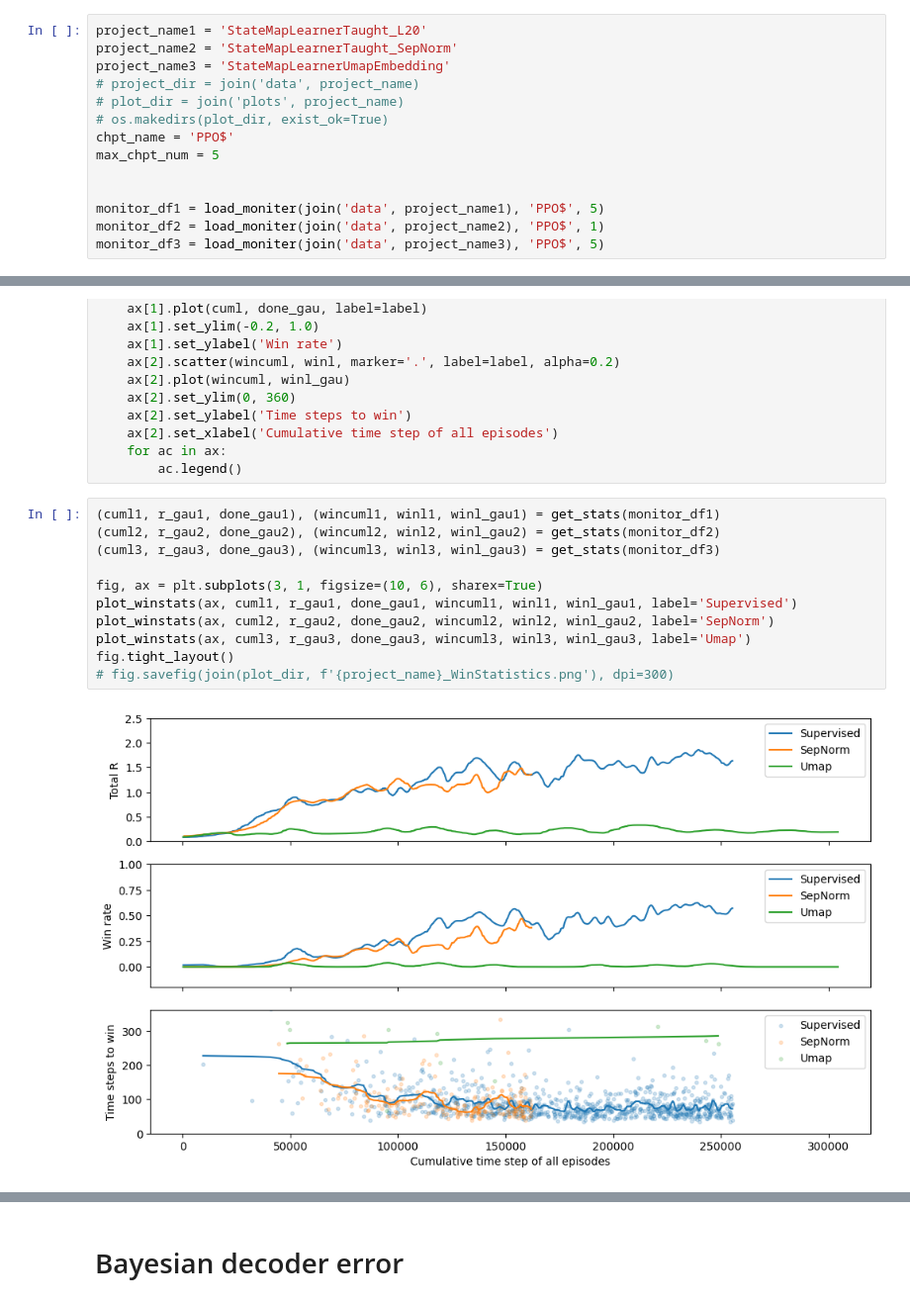
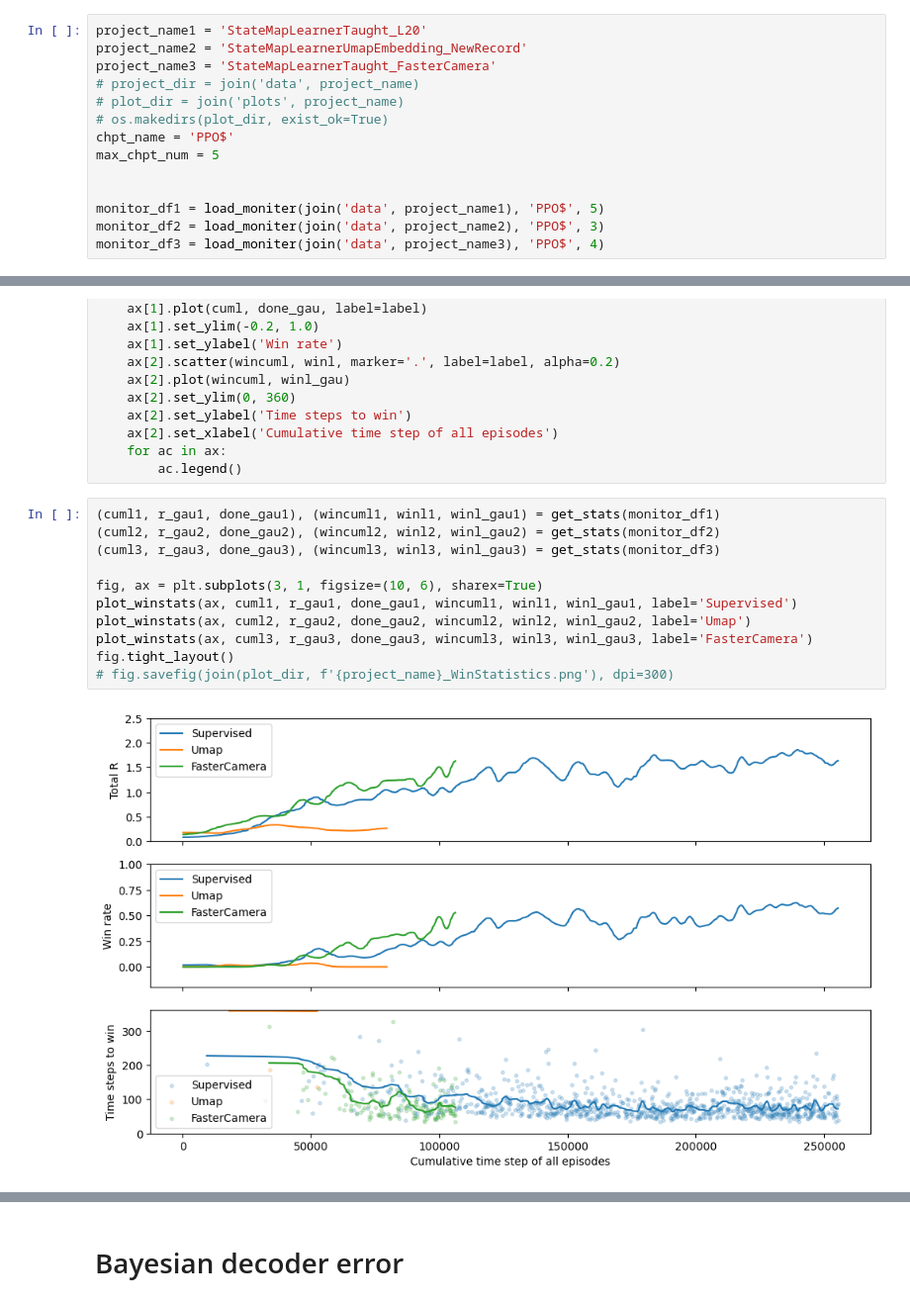
Before and after one commit to yyhhoi/HippoSLAM, a Jupyter notebook: controllers/hipposlam/StateMapper2.ipynb, the cells around one changed output, grey strips where cells are left out. Shown at 99% size. Cells and saved outputs as stored; diff of their text form.

Commit message:
Fixed camera problem. CVAE works a little.

```diff
--- a/controllers/hipposlam/StateMapper2.ipynb
+++ b/controllers/hipposlam/StateMapper2.ipynb
@@ -24,8 +24,8 @@ def load_moniter(project_dir, chpt_name, max_chpt_num):
     return monitor_df
 # %%
 project_name1 = 'StateMapLearnerTaught_L20'
-project_name2 = 'StateMapLearnerTaught_SepNorm'
-project_name3 = 'StateMapLearnerUmapEmbedding'
+project_name2 = 'StateMapLearnerUmapEmbedding_NewRecord'
+project_name3 = 'StateMapLearnerTaught_FasterCamera'
 # project_dir = join('data', project_name)
 # plot_dir = join('plots', project_name)
 # os.makedirs(plot_dir, exist_ok=True)
@@ -34,6 +34,6 @@ max_chpt_num = 5
 
 
 monitor_df1 = load_moniter(join('data', project_name1), 'PPO$', 5)
-monitor_df2 = load_moniter(join('data', project_name2), 'PPO$', 1)
-monitor_df3 = load_moniter(join('data', project_name3), 'PPO$', 5)
+monitor_df2 = load_moniter(join('data', project_name2), 'PPO$', 3)
+monitor_df3 = load_moniter(join('data', project_name3), 'PPO$', 4)
 # %%
@@ -79,13 +79,13 @@ def plot_winstats(ax, cuml, r_gau, done_gau, wincuml, winl, winl_gau, label):
 # %%
 (cuml1, r_gau1, done_gau1), (wincuml1, winl1, winl_gau1) = get_stats(monitor_df1)
 (cuml2, r_gau2, done_gau2), (wincuml2, winl2, winl_gau2) = get_stats(monitor_df2)
 (cuml3, r_gau3, done_gau3), (wincuml3, winl3, winl_gau3) = get_stats(monitor_df3)
 
 fig, ax = plt.subplots(3, 1, figsize=(10, 6), sharex=True)
 plot_winstats(ax, cuml1, r_gau1, done_gau1, wincuml1, winl1, winl_gau1, label='Supervised')
-plot_winstats(ax, cuml2, r_gau2, done_gau2, wincuml2, winl2, winl_gau2, label='SepNorm')
-plot_winstats(ax, cuml3, r_gau3, done_gau3, wincuml3, winl3, winl_gau3, label='Umap')
+plot_winstats(ax, cuml2, r_gau2, done_gau2, wincuml2, winl2, winl_gau2, label='Umap')
+plot_winstats(ax, cuml3, r_gau3, done_gau3, wincuml3, winl3, winl_gau3, label='FasterCamera')
 fig.tight_layout()
 # fig.savefig(join(plot_dir, f'{project_name}_WinStatistics.png'), dpi=300)
 # %% [output]
-[figure, old version]
+[figure, new version]
```
Also changed, not shown: parts of 2 cells of this notebook, 6 other files.
